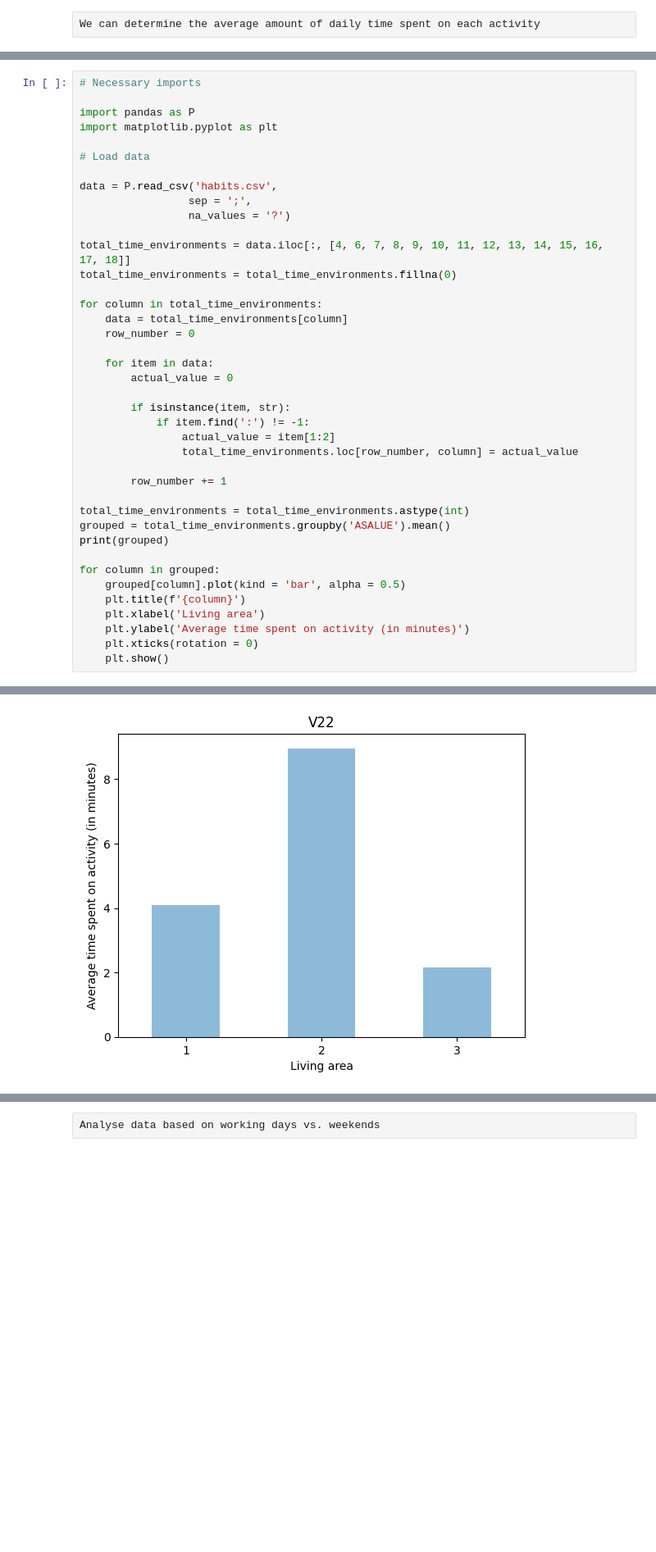
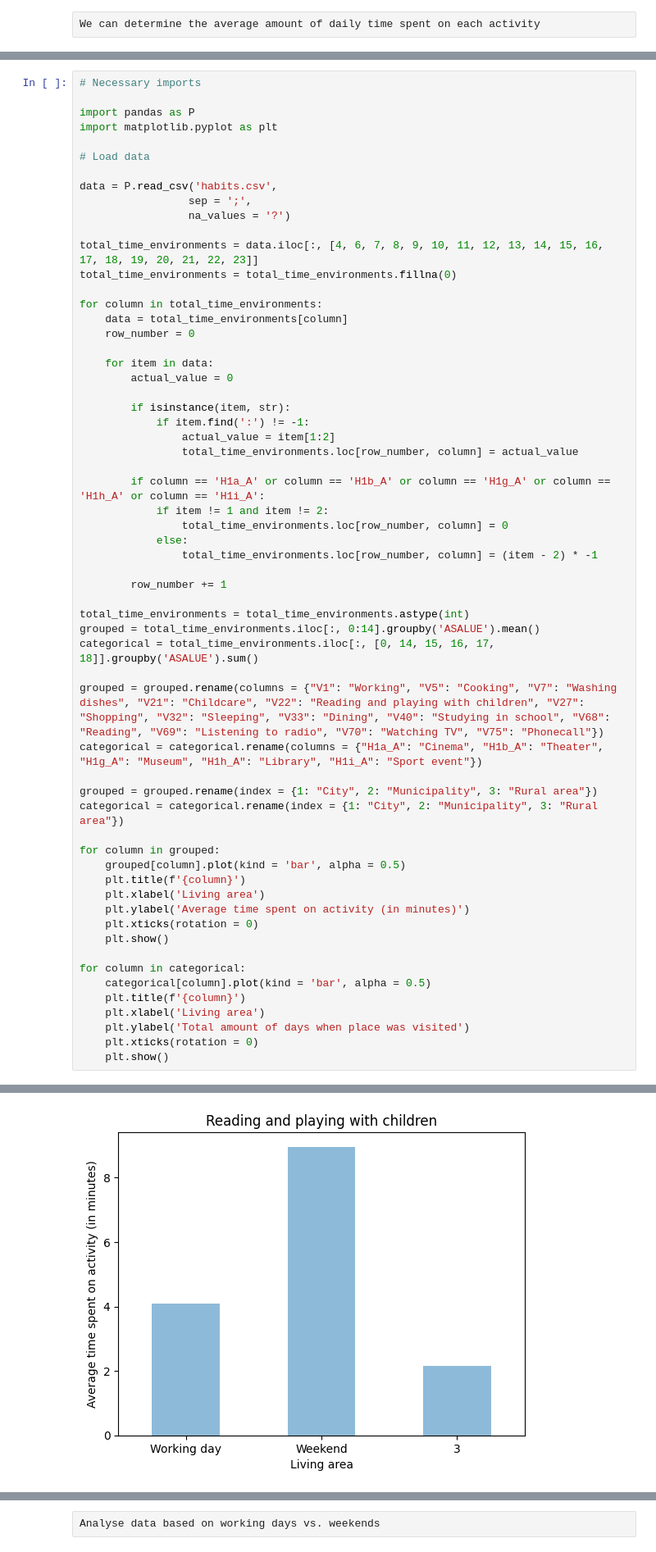
Before and after one commit to Hebetus/Statistical-Data-Analysis, a Jupyter notebook: report.ipynb, the cells around one changed output, grey strips where cells are left out. Shown: that part at 82% size. Saved outputs shown, nothing was run; the diff lists cells and outputs as text; blank space fills up the shorter version.

```diff
--- a/report.ipynb
+++ b/report.ipynb
@@ -138,7 +140,7 @@ data = P.read_csv('habits.csv',
                  sep = ';',
                  na_values = '?')
 
-total_time_environments = data.iloc[:, [4, 6, 7, 8, 9, 10, 11, 12, 13, 14, 15, 16, 17, 18]]
+total_time_environments = data.iloc[:, [4, 6, 7, 8, 9, 10, 11, 12, 13, 14, 15, 16, 17, 18, 19, 20, 21, 22, 23]]
 total_time_environments = total_time_environments.fillna(0)
 
 for column in total_time_environments:
@@ -153,11 +155,23 @@ for column in total_time_environments:
                 actual_value = item[1:2]
                 total_time_environments.loc[row_number, column] = actual_value
 
+        if column == 'H1a_A' or column == 'H1b_A' or column == 'H1g_A' or column == 'H1h_A' or column == 'H1i_A':
+            if item != 1 and item != 2:
+                total_time_environments.loc[row_number, column] = 0
+            else:
+                total_time_environments.loc[row_number, column] = (item - 2) * -1
+
         row_number += 1
 
 total_time_environments = total_time_environments.astype(int)
-grouped = total_time_environments.groupby('ASALUE').mean()
-print(grouped)
+grouped = total_time_environments.iloc[:, 0:14].groupby('ASALUE').mean()
+categorical = total_time_environments.iloc[:, [0, 14, 15, 16, 17, 18]].groupby('ASALUE').sum()
+
+grouped = grouped.rename(columns = {"V1": "Working", "V5": "Cooking", "V7": "Washing dishes", "V21": "Childcare", "V22": "Reading and playing with children", "V27": "Shopping", "V32": "Sleeping", "V33": "Dining", "V40": "Studying in school", "V68": "Reading", "V69": "Listening to radio", "V70": "Watching TV", "V75": "Phonecall"})
+categorical = categorical.rename(columns = {"H1a_A": "Cinema", "H1b_A": "Theater", "H1g_A": "Museum", "H1h_A": "Library", "H1i_A": "Sport event"})
+
+grouped = grouped.rename(index = {1: "City", 2: "Municipality", 3: "Rural area"})
+categorical = categorical.rename(index = {1: "City", 2: "Municipality", 3: "Rural area"})
 
 for column in grouped:
     grouped[column].plot(kind = 'bar', alpha = 0.5)
@@ -166,4 +180,12 @@ for column in grouped:
     plt.ylabel('Average time spent on activity (in minutes)')
     plt.xticks(rotation = 0)
     plt.show()
+
+for column in categorical:
+    categorical[column].plot(kind = 'bar', alpha = 0.5)
+    plt.title(f'{column}')
+    plt.xlabel('Living area')
+    plt.ylabel('Total amount of days when place was visited')
+    plt.xticks(rotation = 0)
+    plt.show()
 # %% [output]
@@ -191 +196 @@ ASALUE
-[figure, old version]
+[figure, new version]
```
Also changed, not shown: parts of 8 cells of this notebook.
